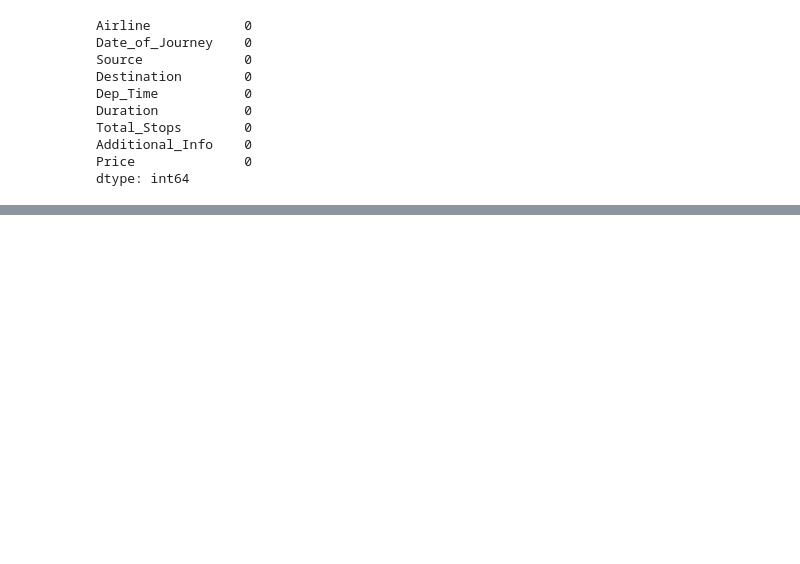
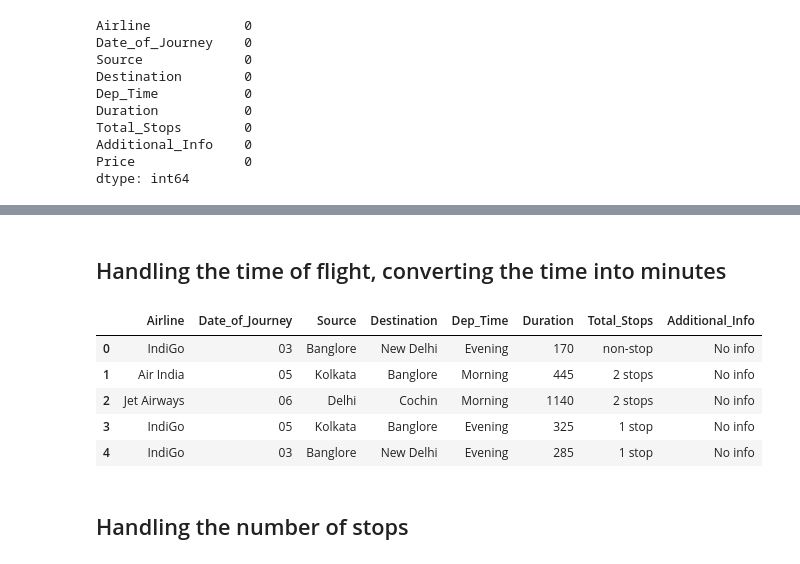
Before and after one commit to shubham-singh-ss/Plane-Ticket-Price-Prediction, a Jupyter notebook: flight_price_prediction.ipynb, the cells around one changed output, grey strips where cells are left out. Saved outputs shown, nothing was run; the diff lists cells and outputs as text; code cells hidden in the pictures; blank space fills up the shorter version.

```diff
--- a/flight_price_prediction.ipynb
+++ b/flight_price_prediction.ipynb
@@ -247,0 +225,27 @@ df_train.head()
+# %% [markdown]
+## Handling the time of flight, converting the time into minutes
+# %%
+def changed(test):
+    test = test.strip()
+    total=test.split(' ')
+    to=total[0]
+    hrs=(int)(to[:-1])*60
+    if((len(total))==2):
+      #t0=total[0]
+      mint=(int)(total[1][:-1])
+      hrs=hrs+mint
+    test=str(hrs)
+    return test
+
+
+df_train['Duration']=df_train['Duration'].apply(changed)
+df_train.head()
+# %% [output]
+|  | Airline | Date_of_Journey | Source | Destination | Dep_Time | Duration | Total_Stops | Additional_Info |
+| 0 | IndiGo | 03 | Banglore | New Delhi | Evening | 170 | non-stop | No info |
+| 1 | Air India | 05 | Kolkata | Banglore | Morning | 445 | 2 stops | No info |
+| 2 | Jet Airways | 06 | Delhi | Cochin | Morning | 1140 | 2 stops | No info |
+| 3 | IndiGo | 05 | Kolkata | Banglore | Evening | 325 | 1 stop | No info |
+| 4 | IndiGo | 03 | Banglore | New Delhi | Evening | 285 | 1 stop | No info |
+# %% [markdown]
+## Handling the number of stops
```
Also changed, not shown: parts of 48 cells of this notebook.
